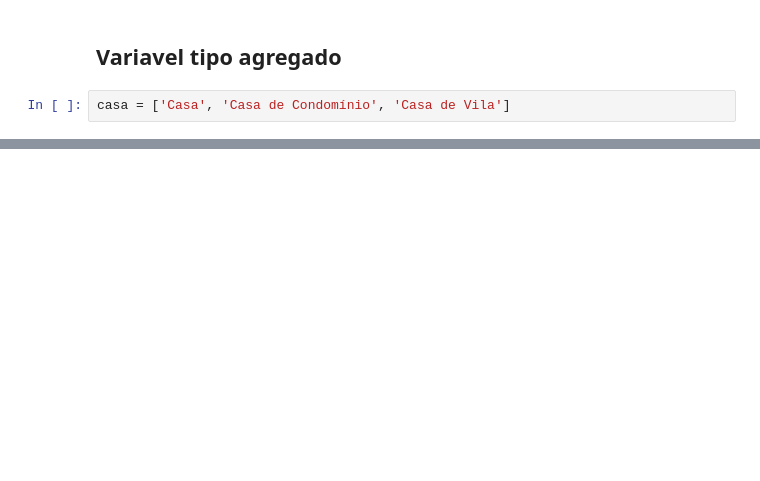
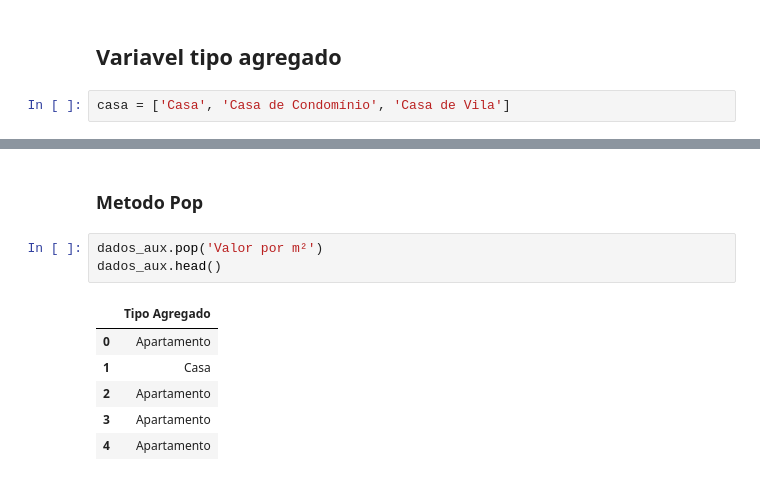
Before and after one commit to leandrolinkolnr/DataScience, a Jupyter notebook: Pandas-Tratamento e analise de dados/Criando novas variaveis no dataSet.ipynb, the cells around one changed output, grey strips where cells are left out. Drawn from its saved outputs; the diff is of its cells as text; blank space fills up the shorter version.

```diff
--- a/Pandas-Tratamento e analise de dados/Criando novas variaveis no dataSet.ipynb
+++ b/Pandas-Tratamento e analise de dados/Criando novas variaveis no dataSet.ipynb
@@ -70,0 +98,12 @@ dados.head(10)
+# %% [markdown]
+### Metodo Pop
+# %%
+dados_aux.pop('Valor por m²')
+dados_aux.head()
+# %% [output]
+|  | Tipo Agregado |
+| 0 | Apartamento |
+| 1 | Casa |
+| 2 | Apartamento |
+| 3 | Apartamento |
+| 4 | Apartamento |
```
Also changed, not shown: parts of 12 cells of this notebook, 1 other file.
